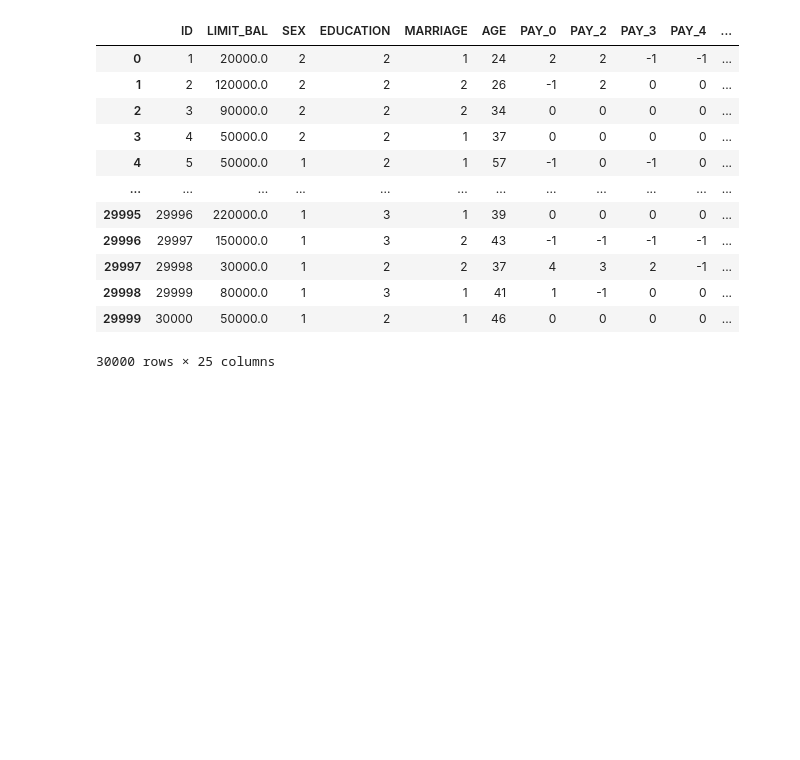
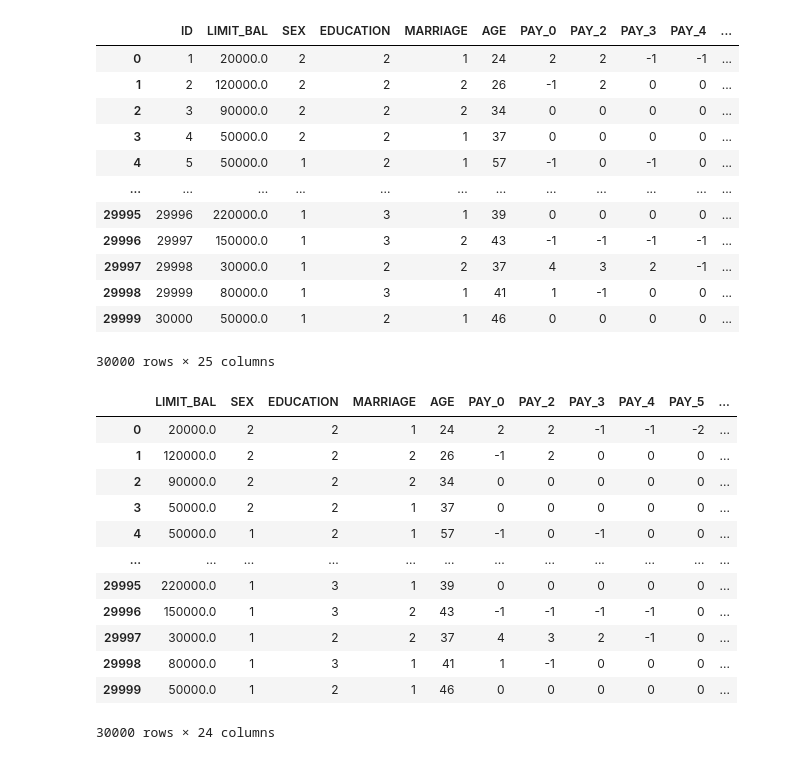
Before and after one commit to Elsacred02/assignment_1_advanced_machine_learning, a Jupyter notebook: Advanced_machine_learning_assignment_1.ipynb, the cells around one changed output. Saved outputs shown, nothing was run; the diff lists cells and outputs as text; code cells hidden in the pictures; blank space fills up the shorter version.

```diff
--- a/Advanced_machine_learning_assignment_1.ipynb
+++ b/Advanced_machine_learning_assignment_1.ipynb
@@ -26,3 +29,22 @@ Using Colab cache for faster access to the 'default-of-credit-card-clients-datas
 | 29998 | 29999 | 80000.0 | 1 | 3 | 1 | 41 | 1 | -1 | 0 | 0 | ... |
 | 29999 | 30000 | 50000.0 | 1 | 2 | 1 | 46 | 0 | 0 | 0 | 0 | ... |
 30000 rows × 25 columns
+# %%
+# Elimino se presenti i valori nulli e la colonna relativa all'id (come id utilizzo quello del data-frame)
+clean_df = original_df.dropna().reset_index(drop=True)
+clean_df = clean_df.drop(columns=["ID"])
+clean_df
+# %% [output]
+|  | LIMIT_BAL | SEX | EDUCATION | MARRIAGE | AGE | PAY_0 | PAY_2 | PAY_3 | PAY_4 | PAY_5 | ... |
+| 0 | 20000.0 | 2 | 2 | 1 | 24 | 2 | 2 | -1 | -1 | -2 | ... |
+| 1 | 120000.0 | 2 | 2 | 2 | 26 | -1 | 2 | 0 | 0 | 0 | ... |
+| 2 | 90000.0 | 2 | 2 | 2 | 34 | 0 | 0 | 0 | 0 | 0 | ... |
+| 3 | 50000.0 | 2 | 2 | 1 | 37 | 0 | 0 | 0 | 0 | 0 | ... |
+| 4 | 50000.0 | 1 | 2 | 1 | 57 | -1 | 0 | -1 | 0 | 0 | ... |
+| ... | ... | ... | ... | ... | ... | ... | ... | ... | ... | ... | ... |
+| 29995 | 220000.0 | 1 | 3 | 1 | 39 | 0 | 0 | 0 | 0 | 0 | ... |
+| 29996 | 150000.0 | 1 | 3 | 2 | 43 | -1 | -1 | -1 | -1 | 0 | ... |
+| 29997 | 30000.0 | 1 | 2 | 2 | 37 | 4 | 3 | 2 | -1 | 0 | ... |
+| 29998 | 80000.0 | 1 | 3 | 1 | 41 | 1 | -1 | 0 | 0 | 0 | ... |
+| 29999 | 50000.0 | 1 | 2 | 1 | 46 | 0 | 0 | 0 | 0 | 0 | ... |
+30000 rows × 24 columns
```
Also changed, not shown: parts of 3 cells of this notebook.
